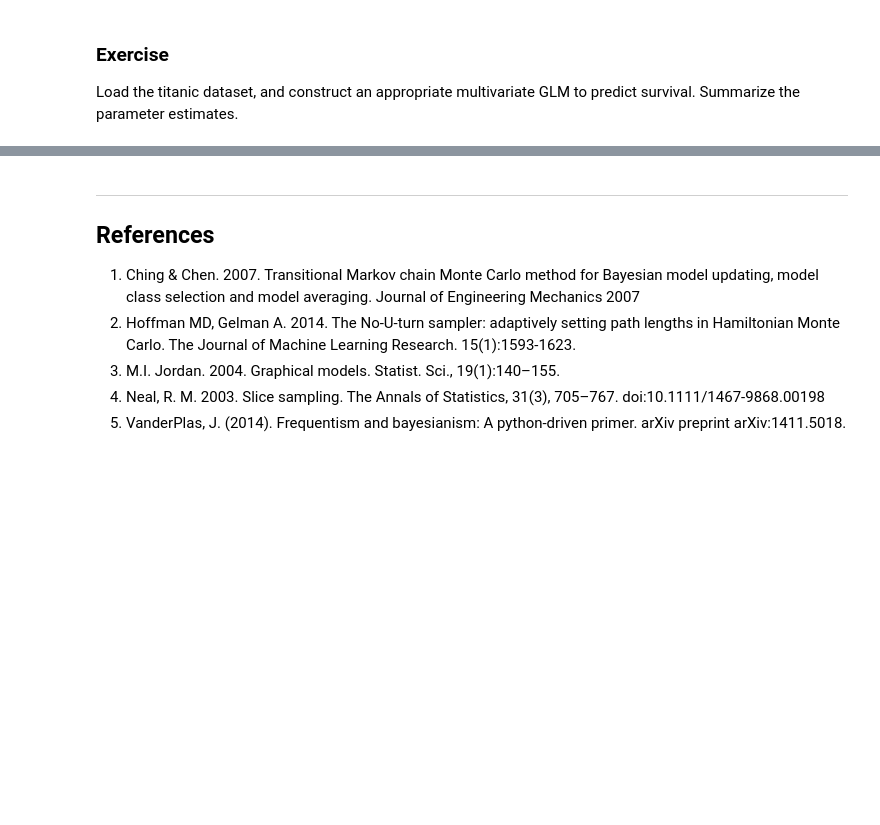
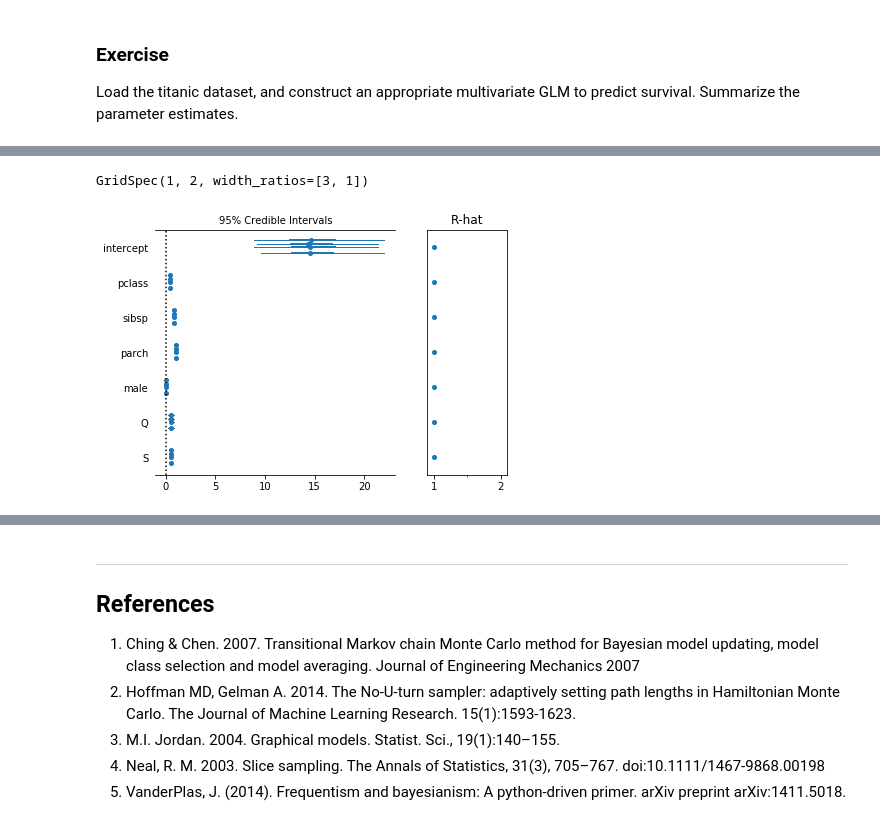
Before and after one commit to weltybiostat/Bios8366, a Jupyter notebook: notebooks/Section4_5-Model-Building-with-PyMC3.ipynb, the cells around one changed output, grey strips where cells are left out. Drawn from its saved outputs; the diff is of its cells as text; code cells hidden in the pictures; blank space fills up the shorter version.

```diff
--- a/notebooks/Section4_5-Model-Building-with-PyMC3.ipynb
+++ b/notebooks/Section4_5-Model-Building-with-PyMC3.ipynb
@@ -728,0 +874,5 @@ titanic.head()
+# %%
+pm.forestplot(titanic_trace, ylabels=['intercept'] + titanic_clean.columns.tolist(), transform=np.exp)
+# %% [output]
+GridSpec(1, 2, width_ratios=[3, 1])
+[figure, added]
```
Also changed, not shown: parts of 31 cells of this notebook.
